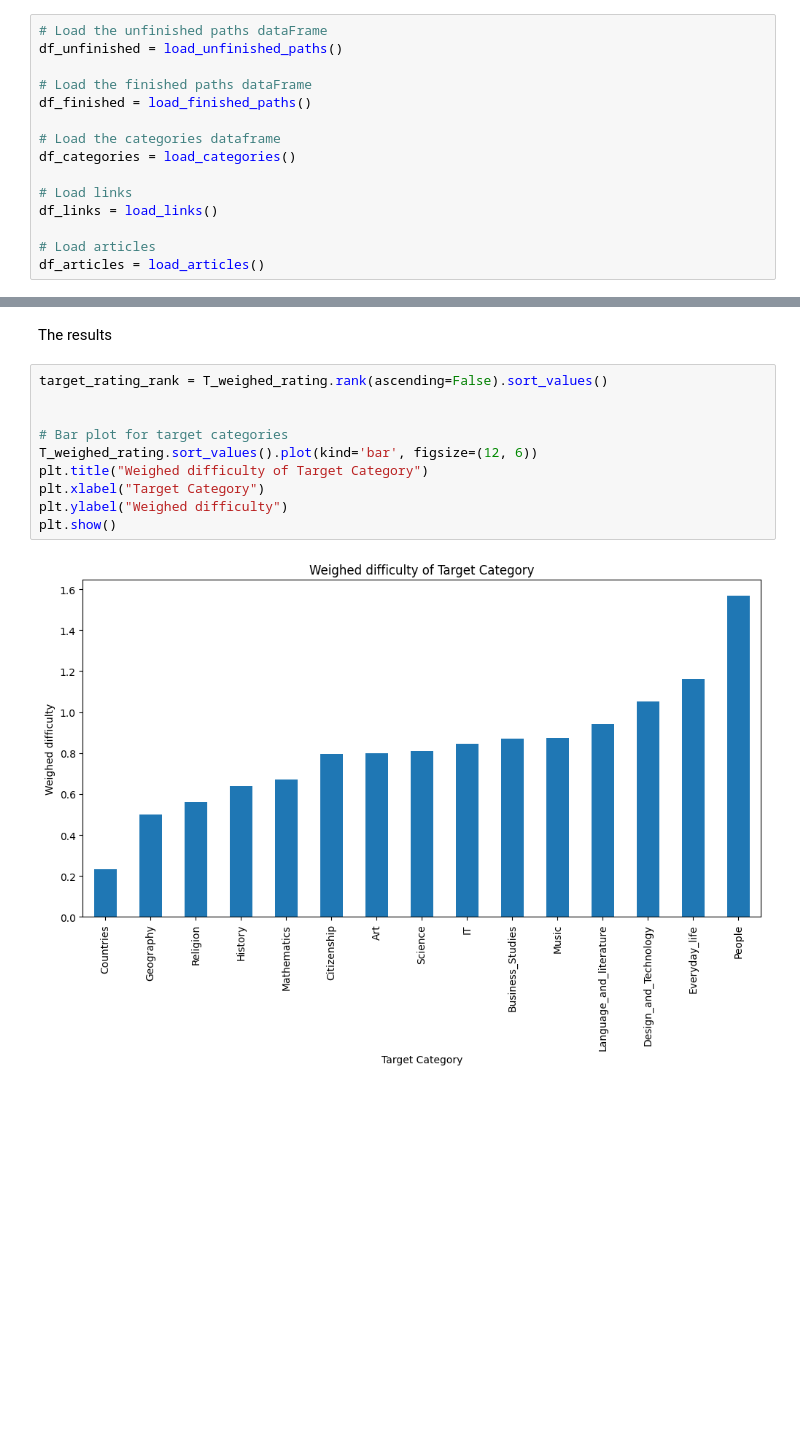
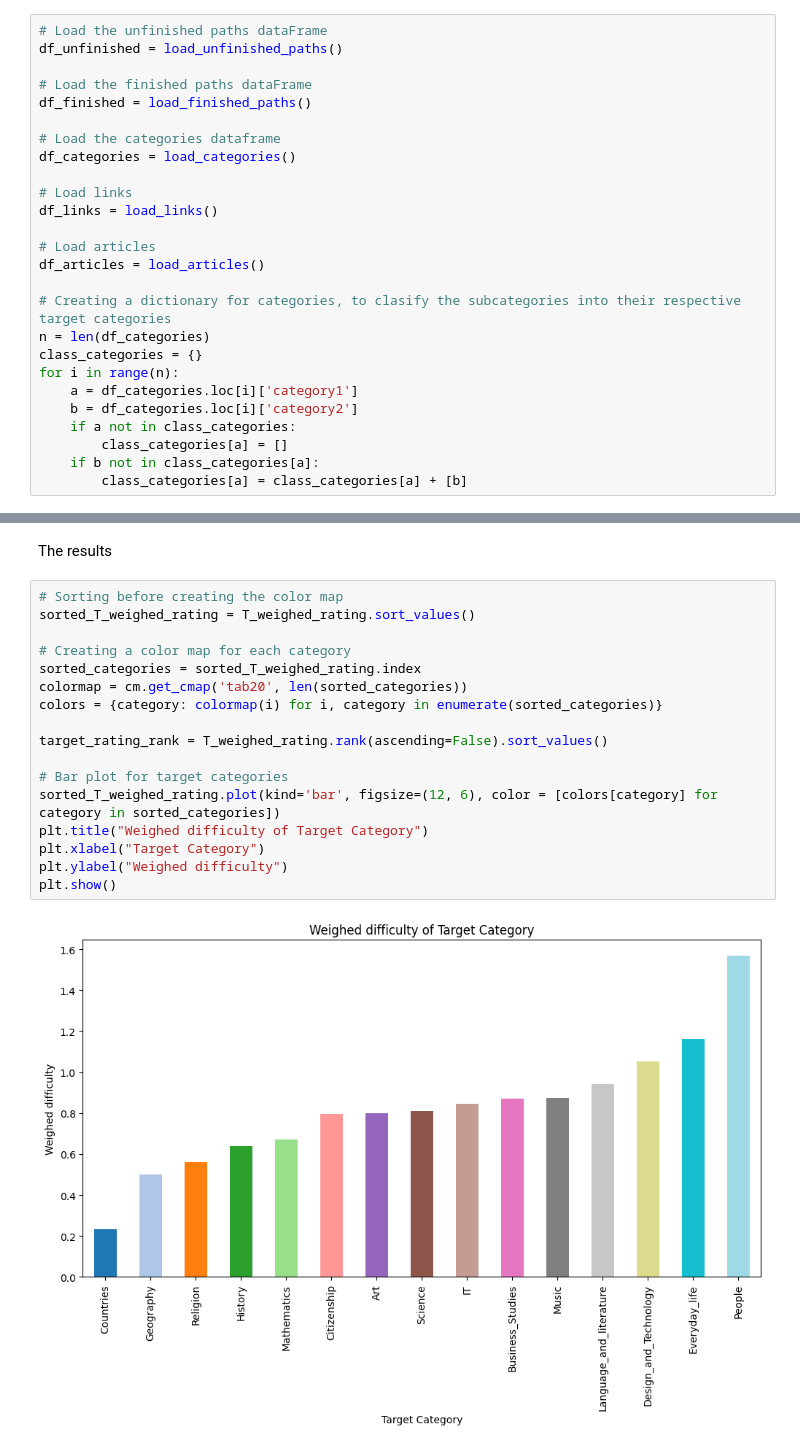
Before and after one commit to epfl-ada/ada-2024-project-ibm, a Jupyter notebook: resultsM.ipynb, the cells around one changed output, grey strips where cells are left out. Cells and saved outputs as stored; diff of their text form; blank space fills up the shorter version.

```diff
--- a/resultsM.ipynb
+++ b/resultsM.ipynb
@@ -37,6 +37,17 @@ df_links = load_links()
 
 # Load articles
 df_articles = load_articles()
+
+# Creating a dictionary for categories, to clasify the subcategories into their respective target categories
+n = len(df_categories)
+class_categories = {}
+for i in range(n):
+    a = df_categories.loc[i]['category1']
+    b = df_categories.loc[i]['category2']
+    if a not in class_categories:
+        class_categories[a] = []
+    if b not in class_categories[a]:
+        class_categories[a] = class_categories[a] + [b]
 # %% [markdown]
 ## Main and secondary categories ordered by difficulty, considering unfinished games in that category
 # %% [markdown]
@@ -113,14 +124,21 @@ S_weighed_rating = Saverage_rating * S_categories_Runf
 # %% [markdown]
 The results
 # %%
+# Sorting before creating the color map
+sorted_T_weighed_rating = T_weighed_rating.sort_values()
+
+# Creating a color map for each category
+sorted_categories = sorted_T_weighed_rating.index
+colormap = cm.get_cmap('tab20', len(sorted_categories))
+colors = {category: colormap(i) for i, category in enumerate(sorted_categories)}
+
 target_rating_rank = T_weighed_rating.rank(ascending=False).sort_values()
 
-
 # Bar plot for target categories
-T_weighed_rating.sort_values().plot(kind='bar', figsize=(12, 6))
+sorted_T_weighed_rating.plot(kind='bar', figsize=(12, 6), color = [colors[category] for category in sorted_categories])
 plt.title("Weighed difficulty of Target Category")
 plt.xlabel("Target Category")
 plt.ylabel("Weighed difficulty")
 plt.show()
 # %% [output]
-[figure, old version]
+[figure, new version]
```
Also changed, not shown: parts of 4 cells of this notebook.
